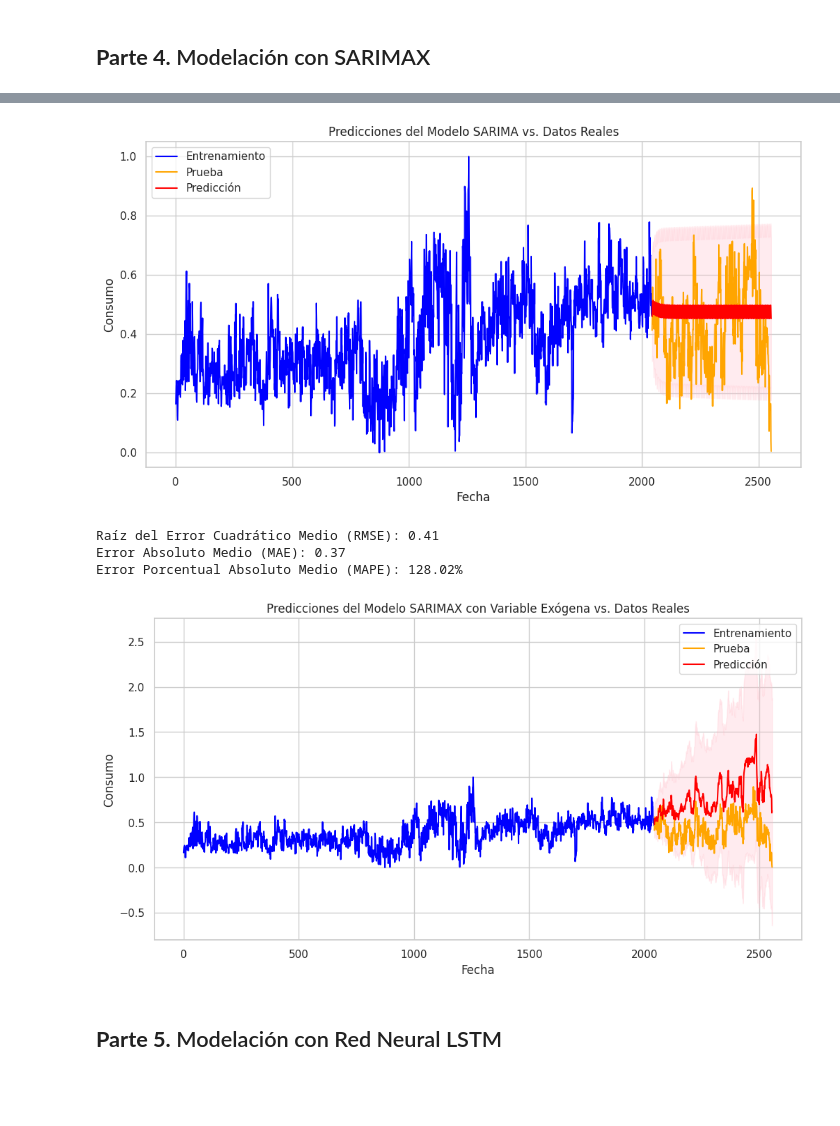
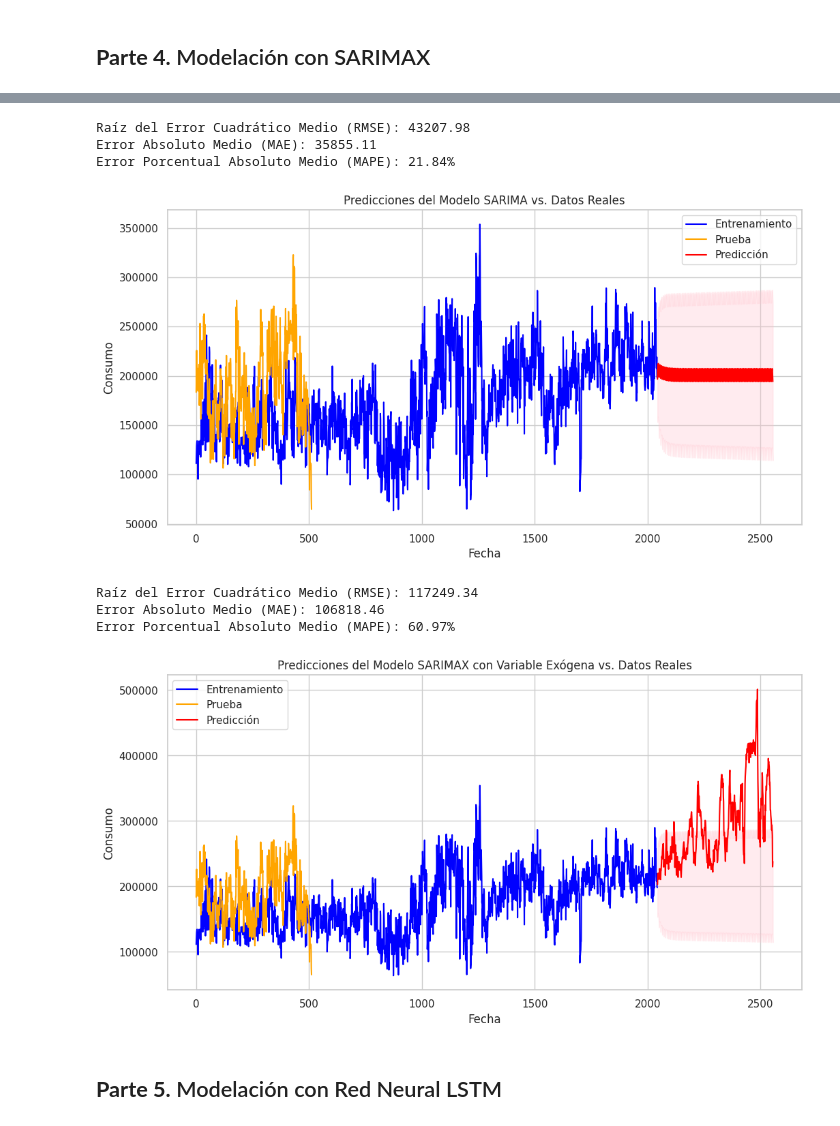
Before and after one commit to Jflorez05/Monografia_Especializacion, a Jupyter notebook: Monografia_Pred_Consumo_Gas_v3Colab.ipynb, the cells around one changed output, grey strips where cells are left out. Saved outputs shown, nothing was run; the diff lists cells and outputs as text; code cells hidden in the pictures; blank space fills up the shorter version.

```diff
--- a/Monografia_Pred_Consumo_Gas_v3Colab.ipynb
+++ b/Monografia_Pred_Consumo_Gas_v3Colab.ipynb
@@ -841,31 +853,58 @@ Warnings:
 # %%
 # Predicción futura
 # Hacer predicciones sobre el conjunto de prueba
+# Invertir el escalado de los datos de entrenamiento y prueba
+train_inverso = scaler_gas.inverse_transform(train['MBTU_daily'].values.reshape(-1, 1))
+test_inverso = scaler_gas.inverse_transform(test['MBTU_daily'].values.reshape(-1, 1))
+
+# Invertir el escalado de las predicciones
 pred_simple = results_simple.get_forecast(steps=len(test))
 pred_conf_simple = pred_simple.conf_int()
+
+predicciones_inversas = scaler_gas.inverse_transform(pred_simple.predicted_mean.values.reshape(-1, 1))
+
+# Predicciones y valores reales
+predicciones = predicciones_inversas.flatten()
+valores_reales = test_inverso.flatten()
+
+# Calcular las métricas
+rmse = np.sqrt(np.mean((predicciones - valores_reales) ** 2))
+mae = np.mean(np.abs(predicciones - valores_reales))
+mape = np.mean(np.abs((predicciones - valores_reales) / valores_reales)) * 100
+
+# Mostrar las métricas
+print(f'Raíz del Error Cuadrático Medio (RMSE): {rmse:.2f}')
+print(f'Error Absoluto Medio (MAE): {mae:.2f}')
+print(f'Error Porcentual Absoluto Medio (MAPE): {mape:.2f}%')
 
 # Visualizar predicciones
 plt.figure(figsize=(12, 6))
 # Graficar datos de entrenamiento
-plt.plot(train['MBTU_daily'], label='Entrenamiento', color='blue')
+plt.plot(train_inverso, label='Entrenamiento', color='blue')
 
 # Graficar datos de prueba
-plt.plot(test['MBTU_daily'], label='Prueba', color='orange')
+plt.plot(pred_simple.predicted_mean.index, test_inverso, label='Prueba', color='orange')
 
 # Graficar predicciones
-plt.plot(pred_simple.predicted_mean.index, pred_simple.predicted_mean, label='Predicción', color='red')
+plt.plot(pred_simple.predicted_mean.index, predicciones_inversas, label='Predicción', color='red')
 
 # Graficar intervalos de confianza
-plt.fill_between(pred_conf_simple.index, pred_conf_simple.iloc[:, 0], pred_conf_simple.iloc[:, 1], color='pink', alpha=0.3)
+plt.fill_between(pred_conf_simple.index,
+                 scaler_gas.inverse_transform(pred_conf_simple.iloc[:, 0].values.reshape(-1, 1)).flatten(),
+                 scaler_gas.inverse_transform(pred_conf_simple.iloc[:, 1].values.reshape(-1, 1)).flatten(),
+                 color='pink', alpha=0.3)
 
 # Configuración del gráfico
 plt.title('Predicciones del Modelo SARIMA vs. Datos Reales')
 plt.xlabel('Fecha')
 plt.ylabel('Consumo')
 plt.legend()
 plt.show()
 # %% [output]
+Raíz del Error Cuadrático Medio (RMSE): 43207.98
+Error Absoluto Medio (MAE): 35855.11
+Error Porcentual Absoluto Medio (MAPE): 21.84%
-[figure, old version]
+[figure, new version]
 # %%
 # Predicción futura
 # Hacer predicciones sobre el conjunto de prueba
@@ -873,10 +912,11 @@ pred = results.get_forecast(steps=len(test), exog=test['Precios_diarios'])
 pred_conf = pred.conf_int()
 
 # Evaluación del modelo.
+predicciones_inversas = scaler_gas.inverse_transform(pred.predicted_mean.values.reshape(-1, 1))
 
 # Predicciones y valores reales
-predicciones = pred.predicted_mean
-valores_reales = test['MBTU_daily']
+predicciones = predicciones_inversas.flatten()
+valores_reales = test_inverso.flatten()
 
 # Calcular las métricas
 rmse = np.sqrt(np.mean((predicciones - valores_reales) ** 2))
@@ -891,16 +931,19 @@ print(f'Error Porcentual Absoluto Medio (MAPE): {mape:.2f}%')
 # Visualizar predicciones
 plt.figure(figsize=(12, 6))
 # Graficar datos de entrenamiento
-plt.plot(train['MBTU_daily'], label='Entrenamiento', color='blue')
+plt.plot(train_inverso, label='Entrenamiento', color='blue')
 
 # Graficar datos de prueba
-plt.plot(test['MBTU_daily'], label='Prueba', color='orange')
+plt.plot(pred.predicted_mean.index, test_inverso, label='Prueba', color='orange')
 
 # Graficar predicciones
-plt.plot(pred.predicted_mean.index, pred.predicted_mean, label='Predicción', color='red')
+plt.plot(pred.predicted_mean.index, predicciones_inversas, label='Predicción', color='red')
 
 # Graficar intervalos de confianza
-plt.fill_between(pred_conf.index, pred_conf.iloc[:, 0], pred_conf.iloc[:, 1], color='pink', alpha=0.3)
+plt.fill_between(pred_conf.index,
+                 scaler_gas.inverse_transform(pred_conf.iloc[:, 0].values.reshape(-1, 1)).flatten(),
+                 scaler_gas.inverse_transform(pred_conf.iloc[:, 1].values.reshape(-1, 1)).flatten(),
+                 color='pink', alpha=0.3)
 
 # Configuración del gráfico
 plt.title('Predicciones del Modelo SARIMAX con Variable Exógena vs. Datos Reales')
@@ -909,10 +952,10 @@ plt.ylabel('Consumo')
 plt.legend()
 plt.show()
 # %% [output]
-Raíz del Error Cuadrático Medio (RMSE): 0.41
-Error Absoluto Medio (MAE): 0.37
-Error Porcentual Absoluto Medio (MAPE): 128.02%
+Raíz del Error Cuadrático Medio (RMSE): 117249.34
+Error Absoluto Medio (MAE): 106818.46
+Error Porcentual Absoluto Medio (MAPE): 60.97%
-[figure, old version]
+[figure, new version]
 # %% [markdown]
 ## **Parte 5.** Modelación con Red Neural LSTM
 # %%
```
Also changed, not shown: parts of 32 cells of this notebook.
